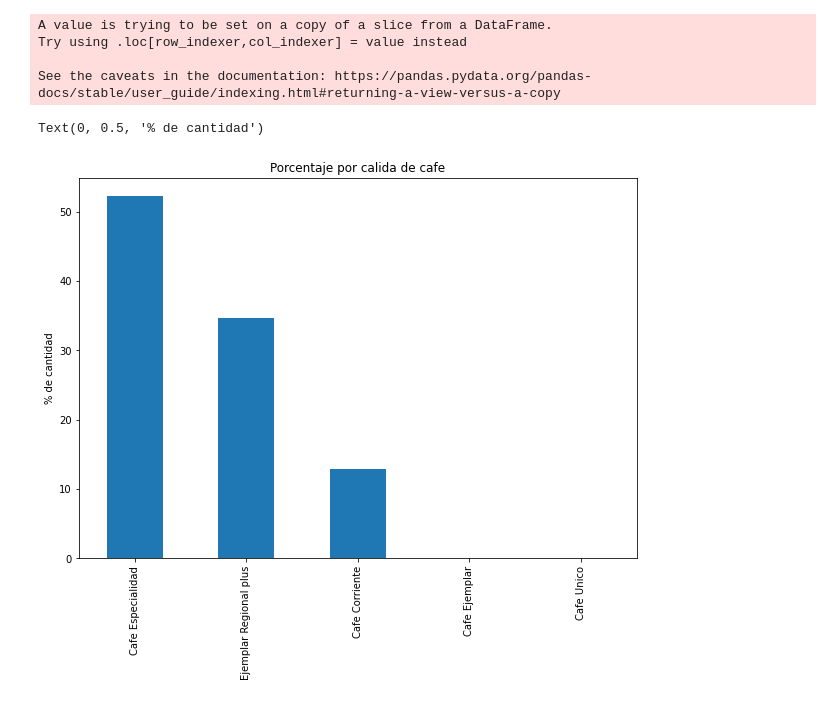
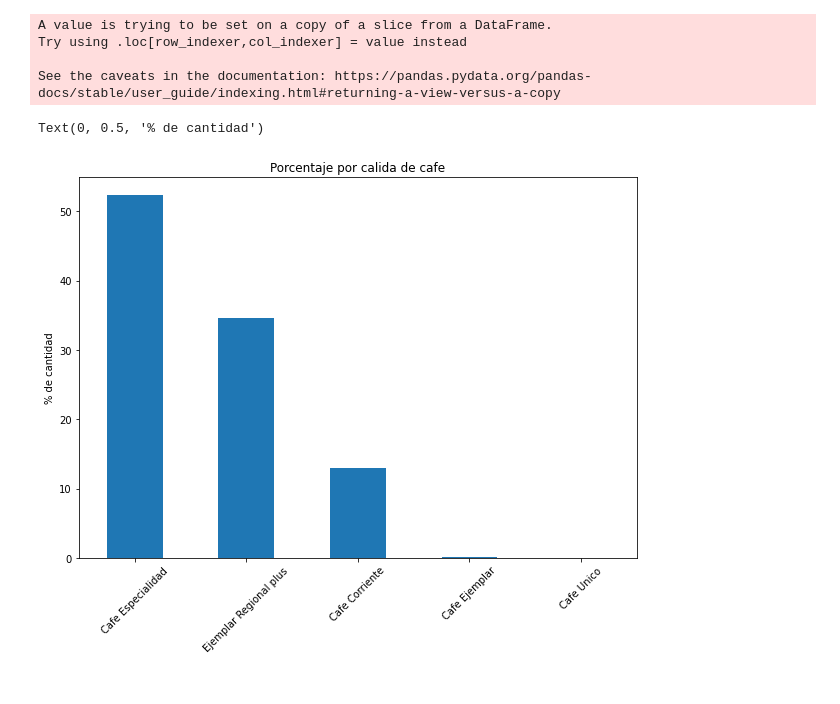
Before and after one commit to jagg2994/Cafe-dataset, a Jupyter notebook: notebook.ipynb, the cells around one changed output. Drawn from its saved outputs; the diff is of its cells as text; code cells hidden in the pictures.

```diff
--- a/notebook.ipynb
+++ b/notebook.ipynb
@@ -191,9 +191,9 @@ See the caveats in the documentation: https://pandas.pydata.org/pandas-docs/stab
 # %%
 # Veamos como estan distribuidos las calidades en el dataset
 cal = df['cat_calidad'].value_counts(normalize=True)*100
-cal.plot(kind ='bar', figsize = (10,7))
+cal.plot(kind ='bar', figsize = (10,7), rot = 45)
 plt.title('Porcentaje por calida de cafe')
 plt.ylabel('% de cantidad')
 # %% [output]
 Text(0, 0.5, '% de cantidad')
-[figure, old version]
+[figure, new version]
```
Also changed, not shown: parts of 7 cells of this notebook, 1 other file.
